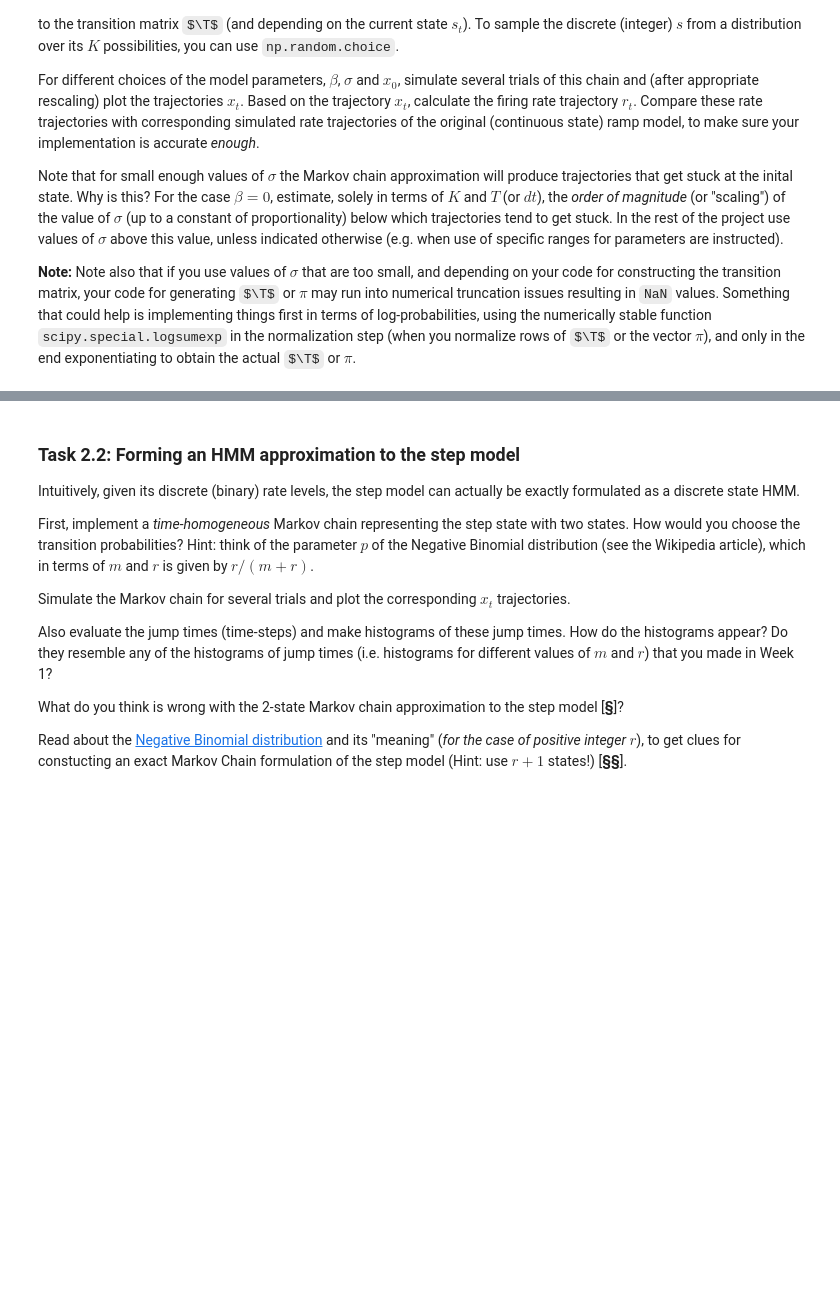
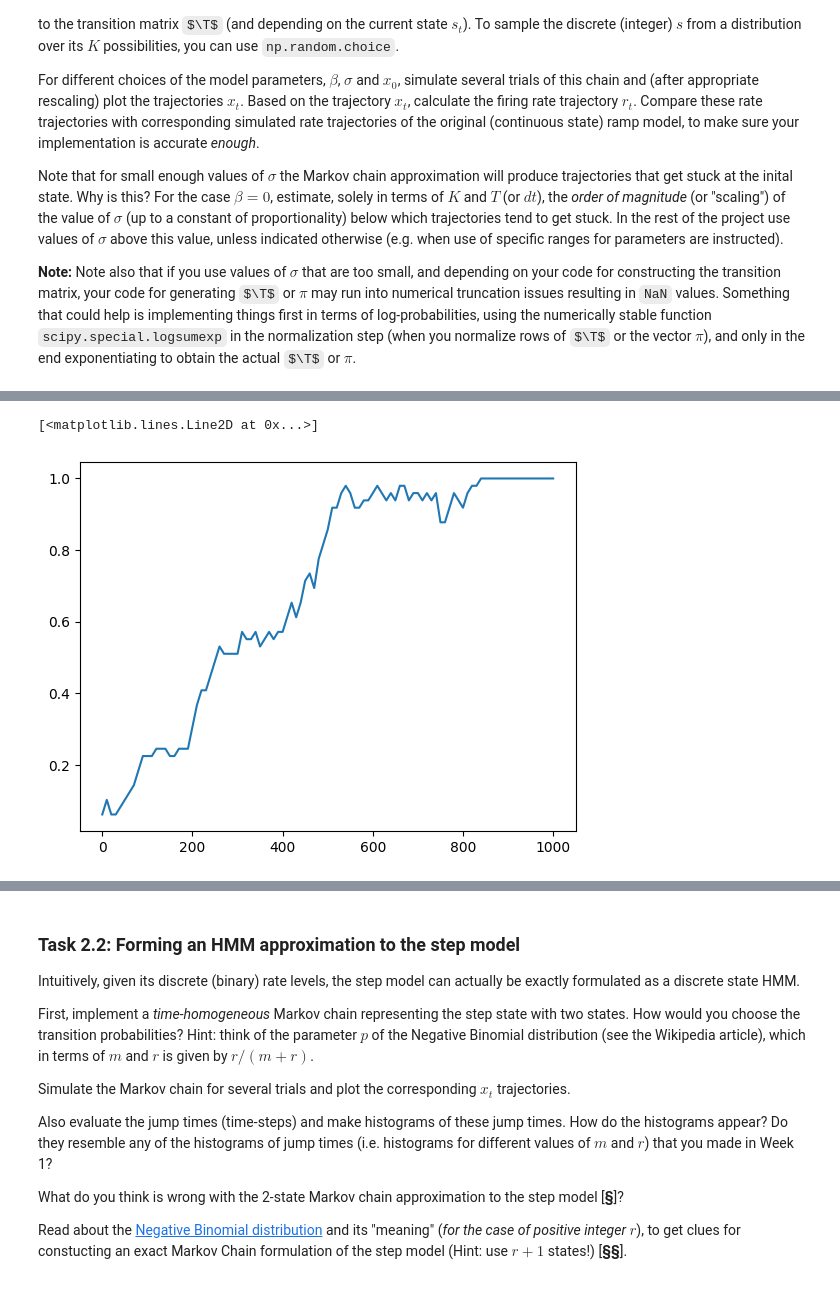
Before and after one commit to MYLO175/GG3-Mylo, a Jupyter notebook: GG3_project.ipynb, the cells around one changed output, grey strips where cells are left out. Drawn from its saved outputs; the diff is of its cells as text; code cells hidden in the pictures; some formulas as TeX source; blank space fills up the shorter version.

```diff
--- a/GG3_project.ipynb
+++ b/GG3_project.ipynb
@@ -1590,0 +1666,34 @@ Note that for small enough values of $\sigma$ the Markov chain approximation wil
+# %%
+K = 50
+dt = 0.01
+beta = 1.5
+sigma = 0.3
+x0 = 0.1
+
+T, pi, grid = generate_T_and_pi(K, beta, sigma, x0, dt)
+
+
+def simulate_hmm_ramp(T, pi, grid, time, dt):
+    K = len(pi)
+    states = np.arange(K)
+
+    s0 = np.random.choice(states, p = pi)
+    path = [s0]
+
+    num_steps = int(round(time/dt))
+    for i in range(num_steps):
+        s_current = path[-1]
+        s_next = np.random.choice(states, p = T[s_current])
+        path.append(s_next)
+
+    x_path = grid[path]
+    time_ms = np.arange(len(x_path)) * dt * 1000
+
+    return time_ms, x_path
+
+
+time_ms, x_path = simulate_hmm_ramp(T, pi, grid, 1, dt)
+plt.plot(time_ms, x_path)
+# %% [output]
+[<matplotlib.lines.Line2D at 0x...>]
+[figure, added]
```
Also changed, not shown: parts of 6 cells of this notebook.
